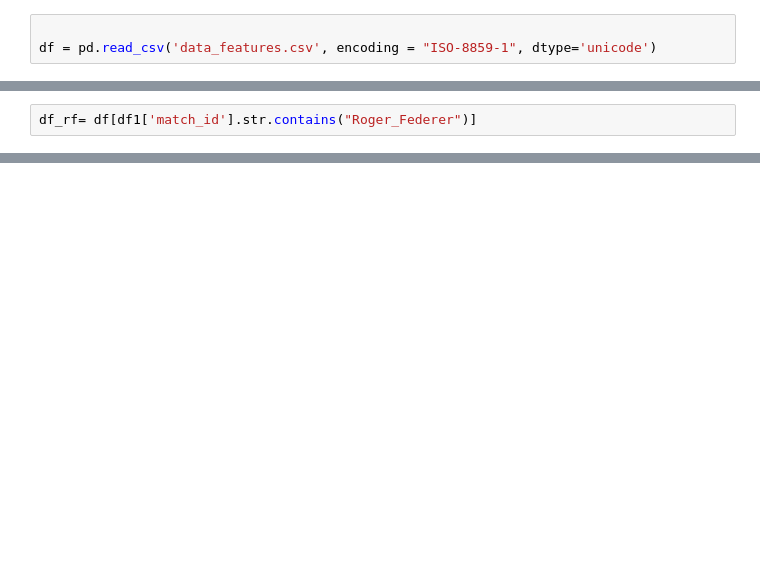
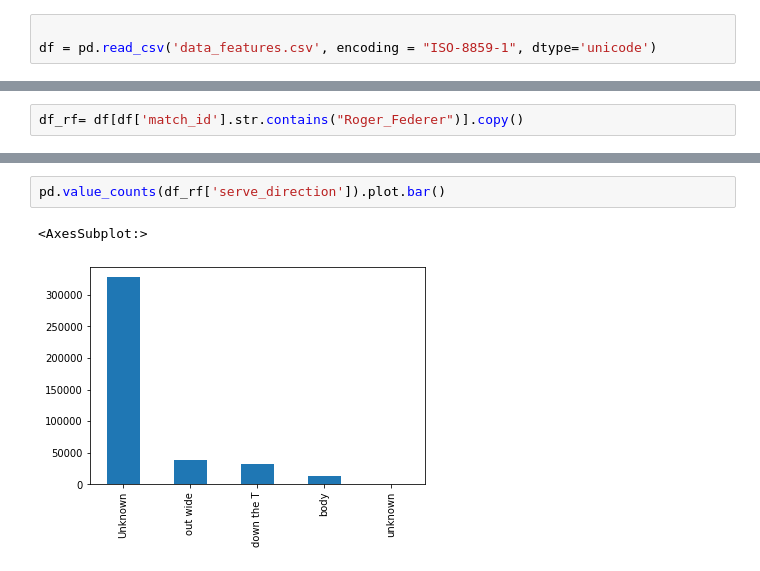
Before and after one commit to anjuiiita/Racket_notebook, a Jupyter notebook: Queries.ipynb, the cells around one changed output, grey strips where cells are left out. Drawn from its saved outputs; the diff is of its cells as text; blank space fills up the shorter version.

Commit message:
added come plots and features

```diff
--- a/Queries.ipynb
+++ b/Queries.ipynb
@@ -25,2 +26,2 @@ df.shape
 # %%
-df_rf= df[df1['match_id'].str.contains("Roger_Federer")]
+df_rf= df[df['match_id'].str.contains("Roger_Federer")].copy()
@@ -26,0 +40,5 @@ df_rf= df[df1['match_id'].str.contains("Roger_Federer")]
+# %%
+pd.value_counts(df_rf['serve_direction']).plot.bar()
+# %% [output]
+<AxesSubplot:>
+[figure, added]
```
Also changed, not shown: parts of 29 cells of this notebook, 3 other files.
